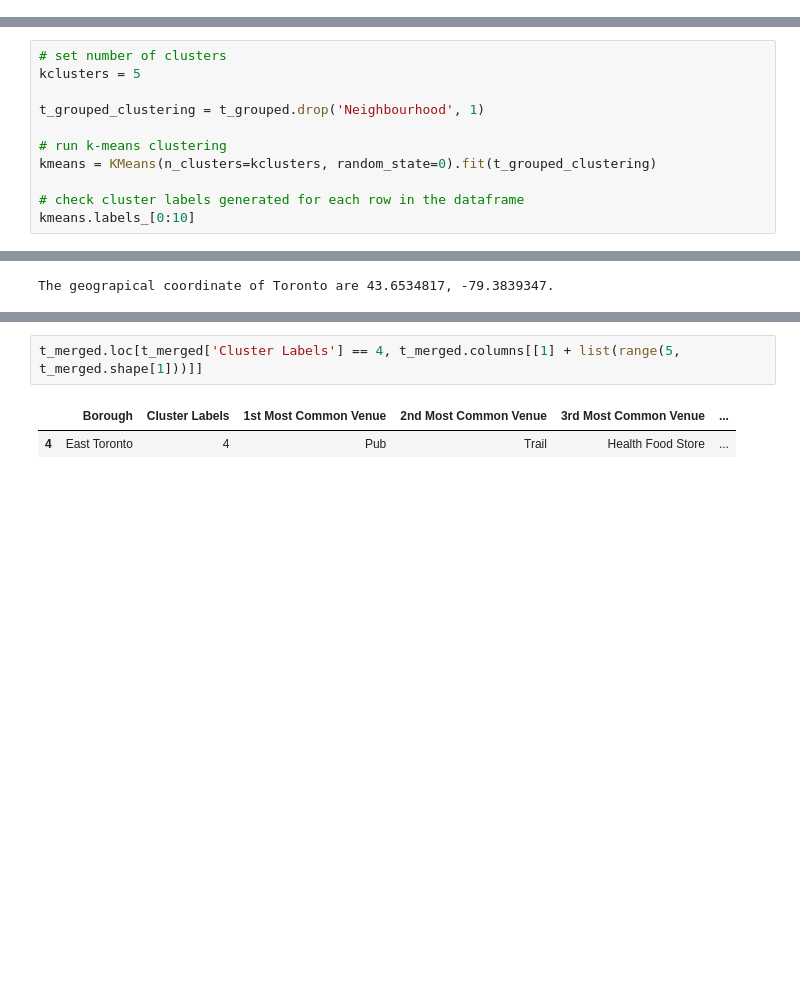
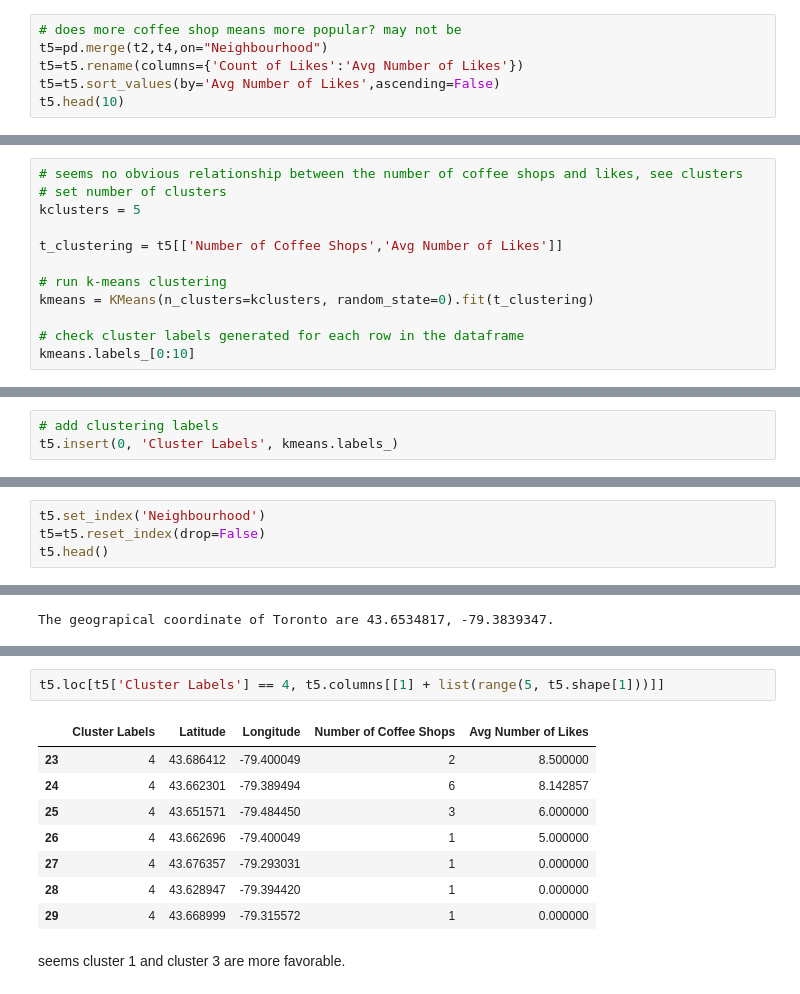
Before and after one commit to chriszhouying/Coursera_Capstone, a Jupyter notebook: Where is the best place to open a cafe in Toronto.ipynb, the cells around one changed output, grey strips where cells are left out. Drawn from its saved outputs; the diff is of its cells as text; blank space fills up the shorter version.

```diff
--- a/Where is the best place to open a cafe in Toronto.ipynb
+++ b/Where is the best place to open a cafe in Toronto.ipynb
@@ -383,0 +353,6 @@ Run *k*-means to cluster the neighborhood into 5 clusters.
+# %%
+# does more coffee shop means more popular? may not be
+t5=pd.merge(t2,t4,on="Neighbourhood")
+t5=t5.rename(columns={'Count of Likes':'Avg Number of Likes'})
+t5=t5.sort_values(by='Avg Number of Likes',ascending=False)
+t5.head(10)
@@ -384,11 +410,12 @@ Run *k*-means to cluster the neighborhood into 5 clusters.
 # %%
+# seems no obvious relationship between the number of coffee shops and likes, see clusters
 # set number of clusters
 kclusters = 5
 
-t_grouped_clustering = t_grouped.drop('Neighbourhood', 1)
+t_clustering = t5[['Number of Coffee Shops','Avg Number of Likes']]
 
 # run k-means clustering
-kmeans = KMeans(n_clusters=kclusters, random_state=0).fit(t_grouped_clustering)
+kmeans = KMeans(n_clusters=kclusters, random_state=0).fit(t_clustering)
 
 # check cluster labels generated for each row in the dataframe
 kmeans.labels_[0:10]
@@ -417,0 +424,3 @@ Finally, let's visualize the resulting clusters
+# %%
+# add clustering labels
+t5.insert(0, 'Cluster Labels', kmeans.labels_)
@@ -417,0 +429,4 @@ Finally, let's visualize the resulting clusters
+# %%
+t5.set_index('Neighbourhood')
+t5=t5.reset_index(drop=False)
+t5.head()
@@ -510,5 +520,13 @@ t_merged.loc[t_merged['Cluster Labels'] == 3, t_merged.columns[[1] + list(range(
 # %%
-t_merged.loc[t_merged['Cluster Labels'] == 4, t_merged.columns[[1] + list(range(5, t_merged.shape[1]))]]
+t5.loc[t5['Cluster Labels'] == 4, t5.columns[[1] + list(range(5, t5.shape[1]))]]
 # %% [output]
-|  | Borough | Cluster Labels | 1st Most Common Venue | 2nd Most Common Venue | 3rd Most Common Venue | ... |
-| 4 | East Toronto | 4 | Pub | Trail | Health Food Store | ... |
+|  | Cluster Labels | Latitude | Longitude | Number of Coffee Shops | Avg Number of Likes |
+| 23 | 4 | 43.686412 | -79.400049 | 2 | 8.500000 |
+| 24 | 4 | 43.662301 | -79.389494 | 6 | 8.142857 |
+| 25 | 4 | 43.651571 | -79.484450 | 3 | 6.000000 |
+| 26 | 4 | 43.662696 | -79.400049 | 1 | 5.000000 |
+| 27 | 4 | 43.676357 | -79.293031 | 1 | 0.000000 |
+| 28 | 4 | 43.628947 | -79.394420 | 1 | 0.000000 |
+| 29 | 4 | 43.668999 | -79.315572 | 1 | 0.000000 |
+# %% [markdown]
+seems cluster 1 and cluster 3 are more favorable.
```
Also changed, not shown: parts of 63 cells of this notebook.
